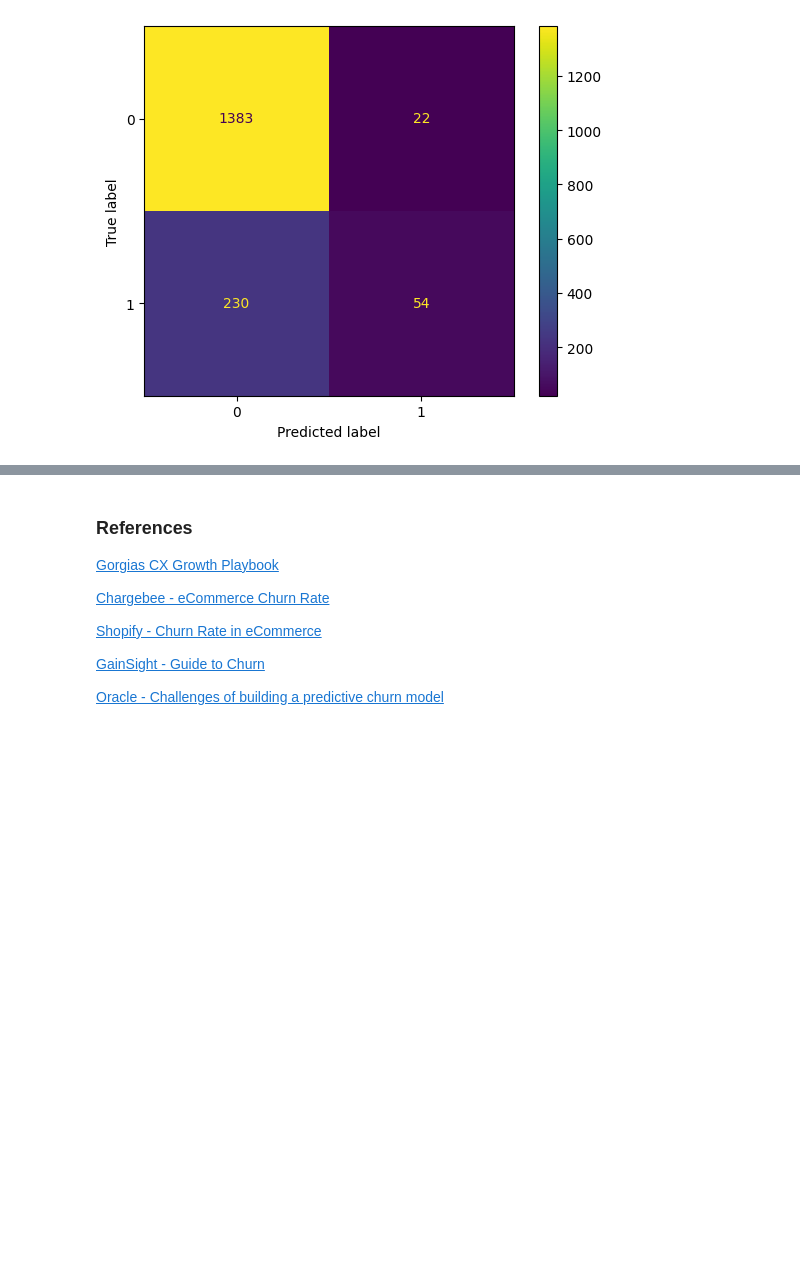
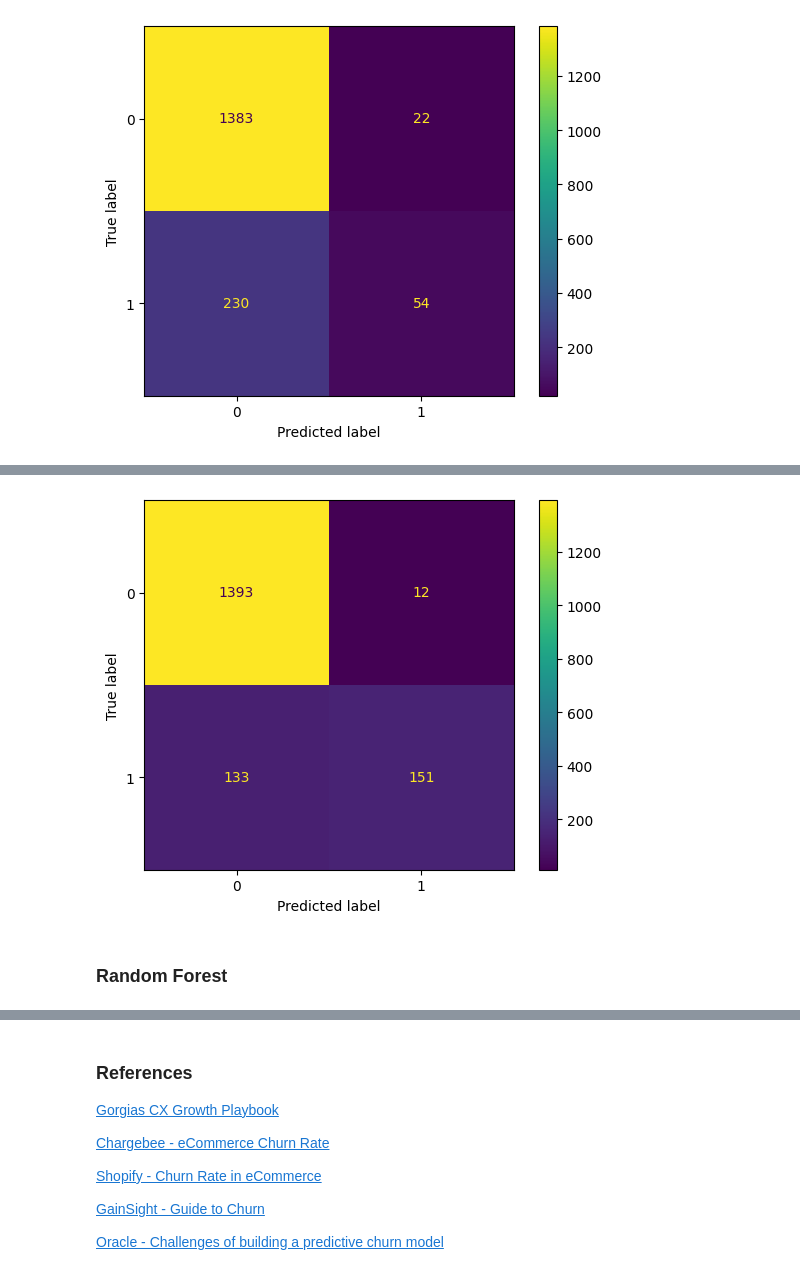
Before and after one commit to andrew-vandy/cs5265-ml-foundations, a Jupyter notebook: cs5265_asongate.ipynb, the cells around one changed output, grey strips where cells are left out. Saved outputs shown, nothing was run; the diff lists cells and outputs as text; code cells hidden in the pictures; blank space fills up the shorter version.

```diff
--- a/cs5265_asongate.ipynb
+++ b/cs5265_asongate.ipynb
@@ -596,0 +604,10 @@ plt.show()
+# %%
+# DecisionTree
+from sklearn.tree import DecisionTreeClassifier
+
+pipe = Pipeline(steps=[('preproc', preproc),
+                       ('mdl',DecisionTreeClassifier(random_state=0))])
+
+# visualization of the pipeline
+with config_context(display='diagram'):
+    display(pipe)
@@ -596,0 +634,12 @@ plt.show()
+# %%
+criterion = ['gini', 'entropy']
+max_depth = [2,4,6,8,10,12]
+#parameters = dict(mdl__criterion=criterion, mdl__max_depth=max_depth)
+parameters = {
+    'mdl__criterion': ['gini', 'entropy'],
+    'mdl__max_depth': [2,4,6,8,10,12]
+}
+
+grid_search_cv = GridSearchCV(pipe, param_grid=parameters, cv=10, verbose=1, n_jobs=-1)
+# %%
+grid_search_cv.fit(X_train, y_train)
@@ -596,0 +698,11 @@ plt.show()
+# %%
+cm = confusion_matrix(y_test, grid_search_cv.best_estimator_.predict(X_test))
+disp = ConfusionMatrixDisplay(confusion_matrix=cm,
+                               display_labels=grid_search_cv.classes_)
+disp.plot()
+
+plt.show()
+# %% [output]
+[figure, added]
+# %% [markdown]
+### Random Forest
```
Also changed, not shown: parts of 31 cells of this notebook.
